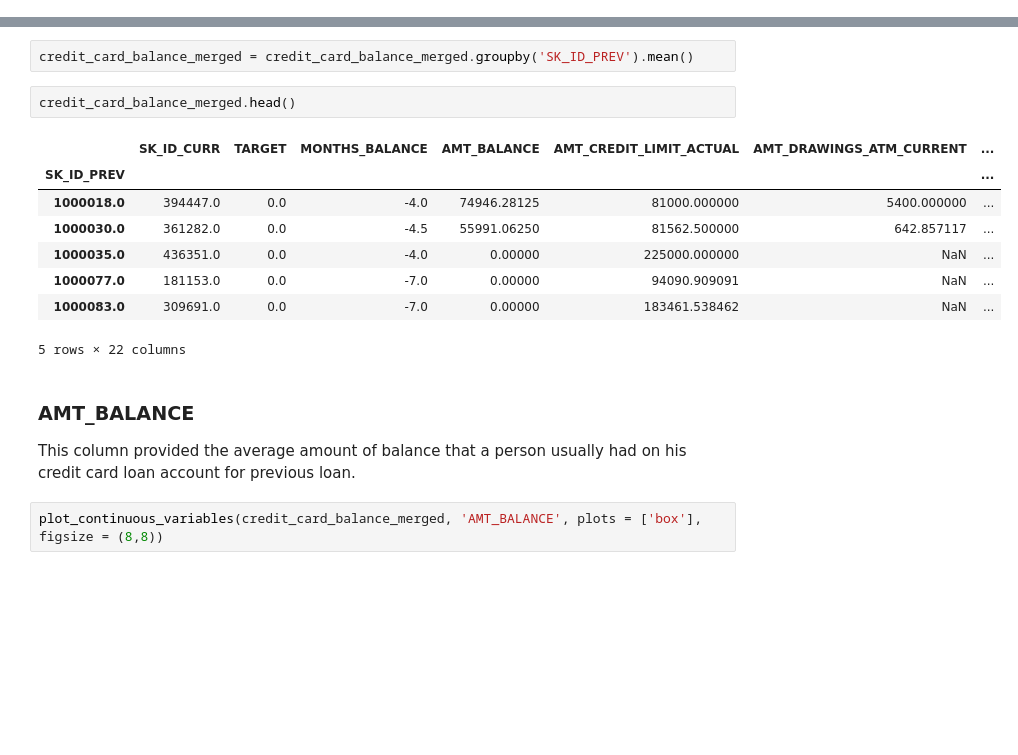
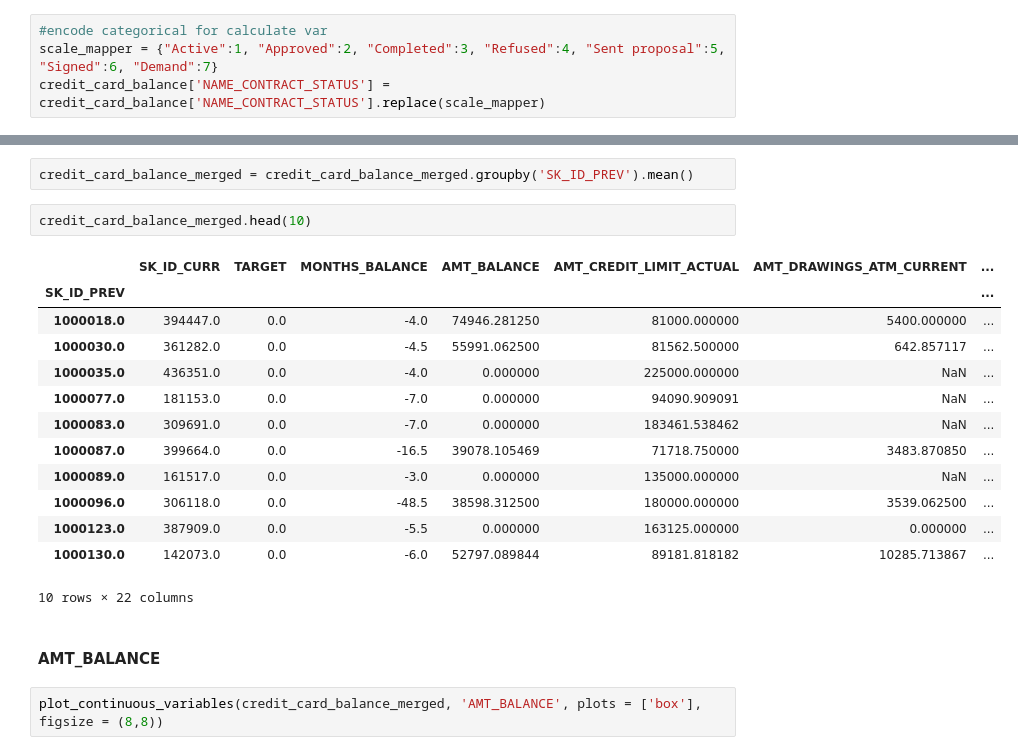
Before and after one commit to uyentk/Home-Credit-Default-Risk, a Jupyter notebook: credit_card_balance.ipynb, the cells around one changed output, grey strips where cells are left out. Cells and saved outputs as stored; diff of their text form; blank space fills up the shorter version.

```diff
--- a/credit_card_balance.ipynb
+++ b/credit_card_balance.ipynb
@@ -537,0 +375,4 @@ Number of columns having NaN values: 9 columns
+# %%
+#encode categorical for calculate var
+scale_mapper = {"Active":1, "Approved":2, "Completed":3, "Refused":4, "Sent proposal":5, "Signed":6, "Demand":7}
+credit_card_balance['NAME_CONTRACT_STATUS'] = credit_card_balance['NAME_CONTRACT_STATUS'].replace(scale_mapper)
@@ -608,20 +437,23 @@ Firstly we will group by the 'SK_ID_PREV' field and aggregate with mean, so that
 # %%
 credit_card_balance_merged = credit_card_balance_merged.groupby('SK_ID_PREV').mean()
 # %%
-credit_card_balance_merged.head()
+credit_card_balance_merged.head(10)
 # %% [output]
 |  | SK_ID_CURR | TARGET | MONTHS_BALANCE | AMT_BALANCE | AMT_CREDIT_LIMIT_ACTUAL | AMT_DRAWINGS_ATM_CURRENT | ... |
 | SK_ID_PREV |  |  |  |  |  |  | ... |
-| 1000018.0 | 394447.0 | 0.0 | -4.0 | 74946.28125 | 81000.000000 | 5400.000000 | ... |
-| 1000030.0 | 361282.0 | 0.0 | -4.5 | 55991.06250 | 81562.500000 | 642.857117 | ... |
-| 1000035.0 | 436351.0 | 0.0 | -4.0 | 0.00000 | 225000.000000 | NaN | ... |
-| 1000077.0 | 181153.0 | 0.0 | -7.0 | 0.00000 | 94090.909091 | NaN | ... |
-| 1000083.0 | 309691.0 | 0.0 | -7.0 | 0.00000 | 183461.538462 | NaN | ... |
+| 1000018.0 | 394447.0 | 0.0 | -4.0 | 74946.281250 | 81000.000000 | 5400.000000 | ... |
+| 1000030.0 | 361282.0 | 0.0 | -4.5 | 55991.062500 | 81562.500000 | 642.857117 | ... |
+| 1000035.0 | 436351.0 | 0.0 | -4.0 | 0.000000 | 225000.000000 | NaN | ... |
+| 1000077.0 | 181153.0 | 0.0 | -7.0 | 0.000000 | 94090.909091 | NaN | ... |
+| 1000083.0 | 309691.0 | 0.0 | -7.0 | 0.000000 | 183461.538462 | NaN | ... |
+| 1000087.0 | 399664.0 | 0.0 | -16.5 | 39078.105469 | 71718.750000 | 3483.870850 | ... |
+| 1000089.0 | 161517.0 | 0.0 | -3.0 | 0.000000 | 135000.000000 | NaN | ... |
+| 1000096.0 | 306118.0 | 0.0 | -48.5 | 38598.312500 | 180000.000000 | 3539.062500 | ... |
+| 1000123.0 | 387909.0 | 0.0 | -5.5 | 0.000000 | 163125.000000 | 0.000000 | ... |
+| 1000130.0 | 142073.0 | 0.0 | -6.0 | 52797.089844 | 89181.818182 | 10285.713867 | ... |
-5 rows × 22 columns
+10 rows × 22 columns
-# %% [markdown]
-### **AMT_BALANCE**
-
-This column provided the average amount of balance that a person usually had on his credit card loan account for previous loan.
+# %% [markdown]
+#### **AMT_BALANCE**
 # %%
 plot_continuous_variables(credit_card_balance_merged, 'AMT_BALANCE', plots = ['box'], figsize = (8,8))
 # %% [output]
```
Also changed, not shown: parts of 49 cells of this notebook.
